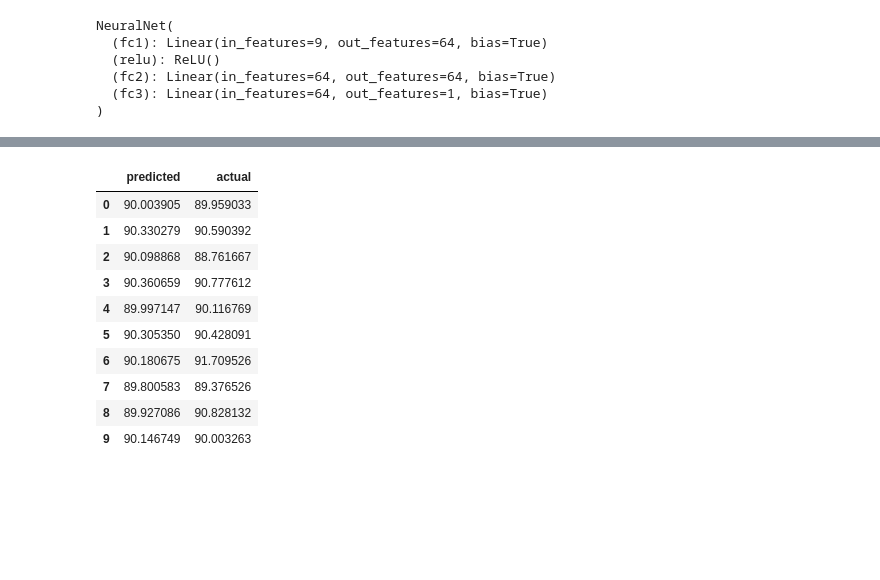
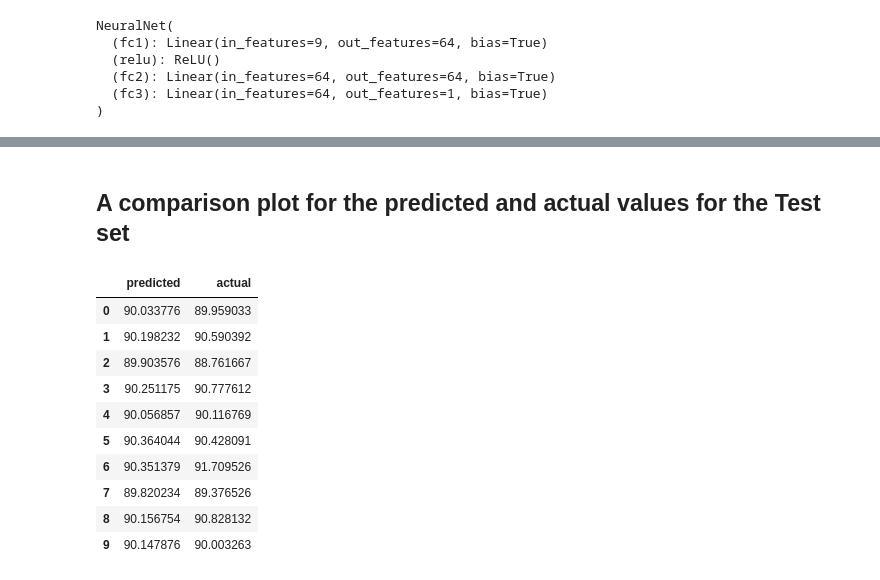
Before and after one commit to andrews-tang/Predicting-the-Recovery-Rate-of-Metal-Ore, a Jupyter notebook: using_neural_net.ipynb, the cells around one changed output, grey strips where cells are left out. Saved outputs shown, nothing was run; the diff lists cells and outputs as text; code cells hidden in the pictures; blank space fills up the shorter version.

```diff
--- a/using_neural_net.ipynb
+++ b/using_neural_net.ipynb
@@ -107,4 +132,5 @@ Epoch 1000/1000, Loss: 0.04622075334191322
 # %%
 # Make predictions on the test data
 with torch.no_grad():
-    predicted_scaled = model(X_test_tensor)
+    y_test_pred = model(X_test_tensor)
+y_test_pred = scaler_Y.inverse_transform(y_test_pred)
@@ -113,19 +183,21 @@ predicted_unscaled = scaler_Y.inverse_transform(predicted_scaled)
+# %% [markdown]
+## A comparison plot for the predicted and actual values for the Test set
 # %%
-compare_df = pd.DataFrame(predicted_unscaled, columns=['predicted'])
-compare_df['actual'] = y_test.values
+compare_test_df = pd.DataFrame(y_test_pred, columns=['predicted'])
+compare_test_df['actual'] = y_test.values
 # %%
-compare_df.head(10)
+compare_test_df.head(10)
 # %% [output]
 |  | predicted | actual |
-| 0 | 90.003905 | 89.959033 |
-| 1 | 90.330279 | 90.590392 |
-| 2 | 90.098868 | 88.761667 |
-| 3 | 90.360659 | 90.777612 |
-| 4 | 89.997147 | 90.116769 |
-| 5 | 90.305350 | 90.428091 |
-| 6 | 90.180675 | 91.709526 |
-| 7 | 89.800583 | 89.376526 |
-| 8 | 89.927086 | 90.828132 |
-| 9 | 90.146749 | 90.003263 |
+| 0 | 90.033776 | 89.959033 |
+| 1 | 90.198232 | 90.590392 |
+| 2 | 89.903576 | 88.761667 |
+| 3 | 90.251175 | 90.777612 |
+| 4 | 90.056857 | 90.116769 |
+| 5 | 90.364044 | 90.428091 |
+| 6 | 90.351379 | 91.709526 |
+| 7 | 89.820234 | 89.376526 |
+| 8 | 90.156754 | 90.828132 |
+| 9 | 90.147876 | 90.003263 |
 # %%
 plt.figure(figsize=(12,9))
```
Also changed, not shown: parts of 13 cells of this notebook.
